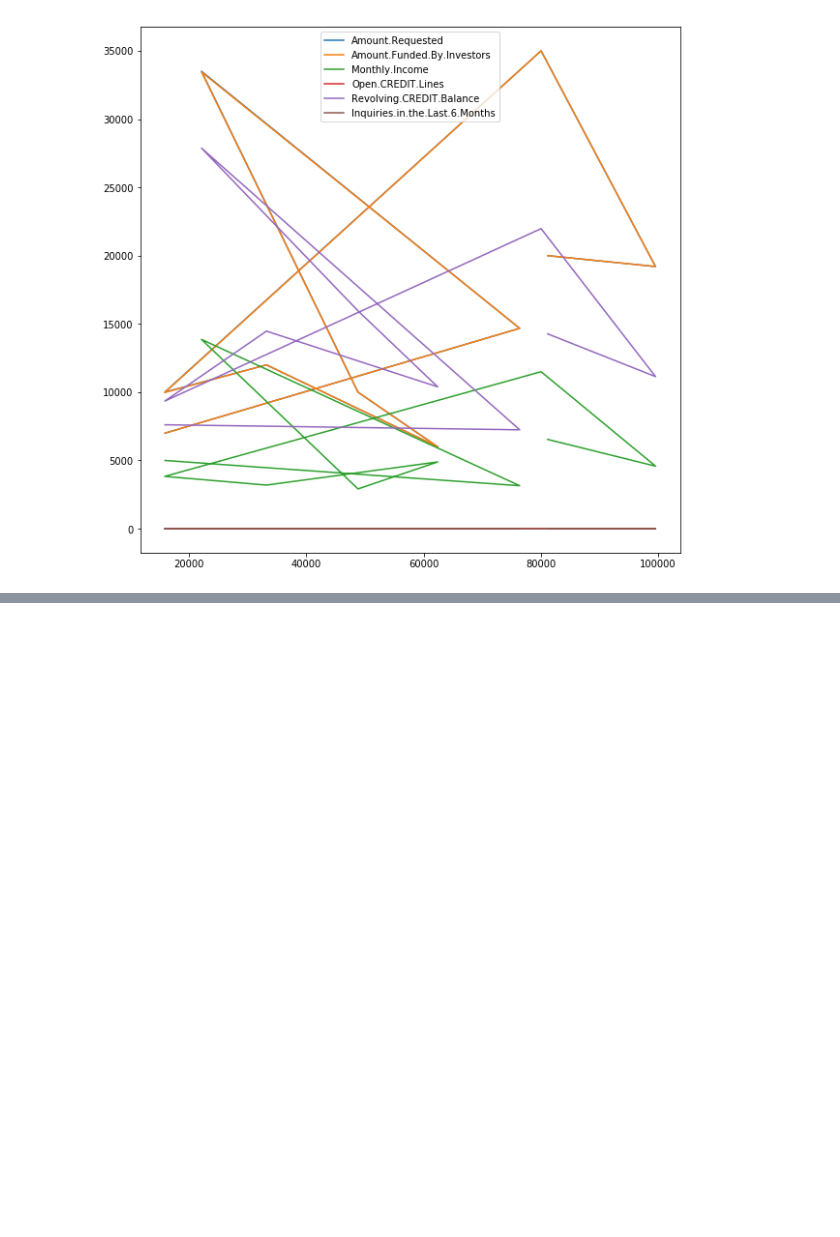
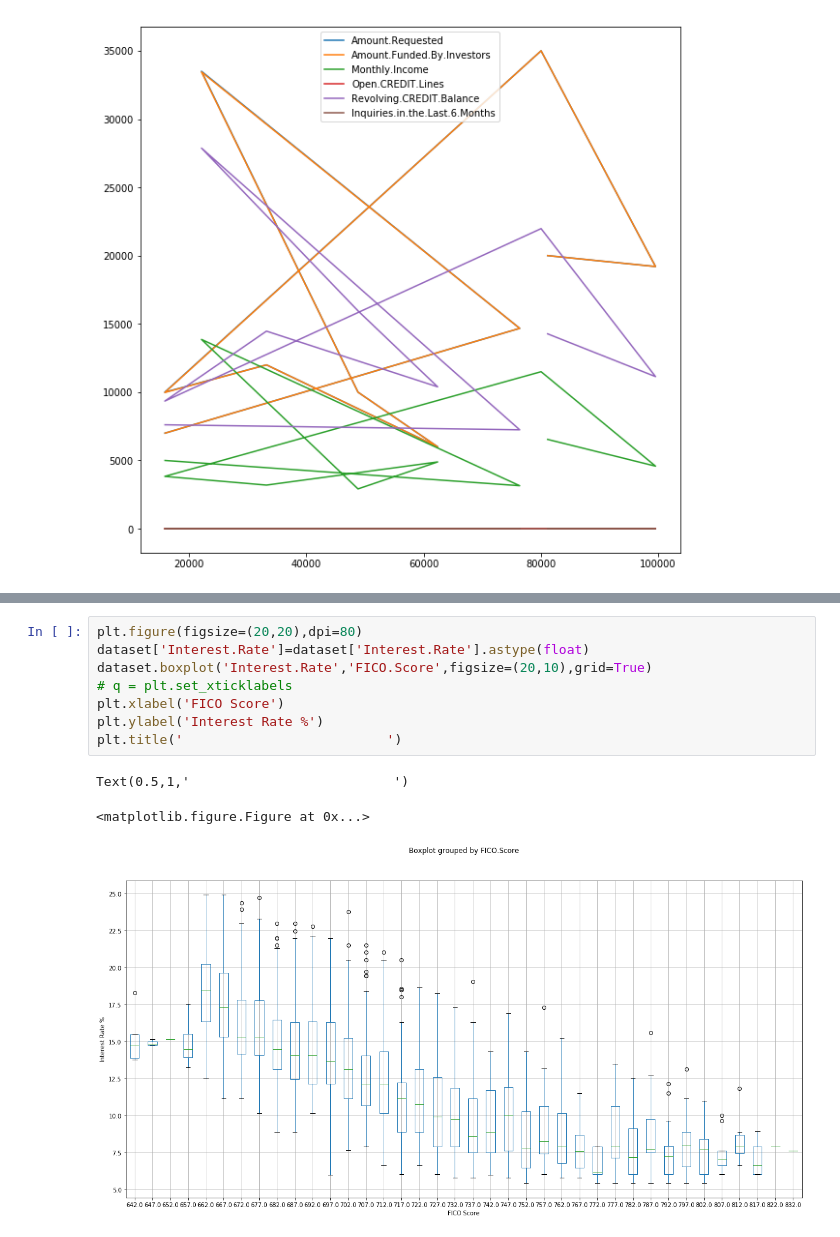
Before and after one commit to priyanshu2411/data-science-handbook-practice, a Jupyter notebook: day 2 practise.ipynb, the cells around one changed output, grey strips where cells are left out. Drawn from its saved outputs; the diff is of its cells as text; blank space fills up the shorter version.

```diff
--- a/day 2 practise.ipynb
+++ b/day 2 practise.ipynb
@@ -201,0 +210,12 @@ IndexError: single positional indexer is out-of-bounds
+# %%
+plt.figure(figsize=(20,20),dpi=80)
+dataset['Interest.Rate']=dataset['Interest.Rate'].astype(float)
+dataset.boxplot('Interest.Rate','FICO.Score',figsize=(20,10),grid=True)
+# q = plt.set_xticklabels
+plt.xlabel('FICO Score')
+plt.ylabel('Interest Rate %')
+plt.title('                          ')
+# %% [output]
+Text(0.5,1,'                          ')
+<matplotlib.figure.Figure at 0x...>
+[figure, added]
```
Also changed, not shown: parts of 8 cells of this notebook.
